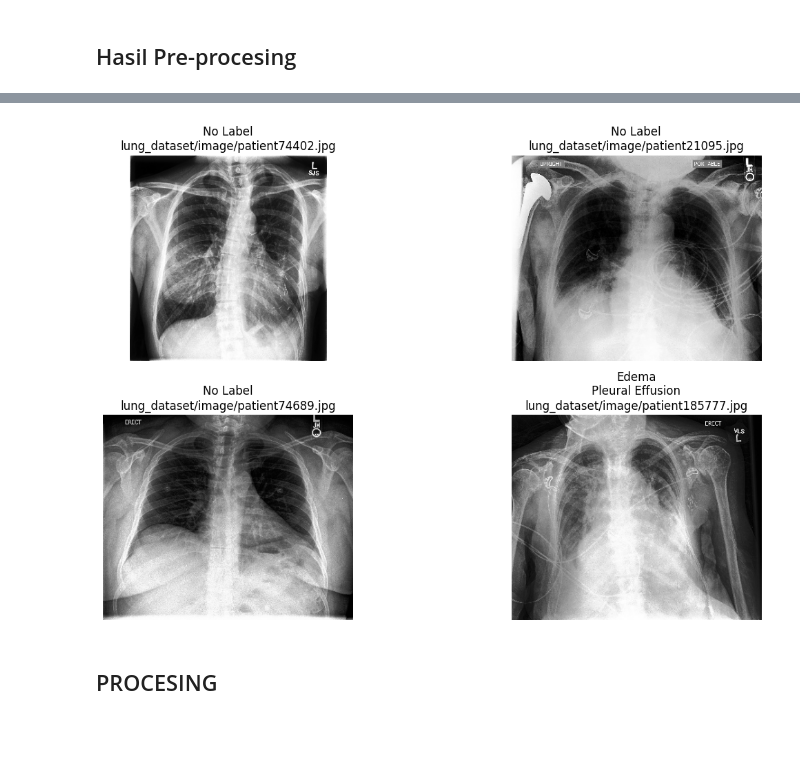
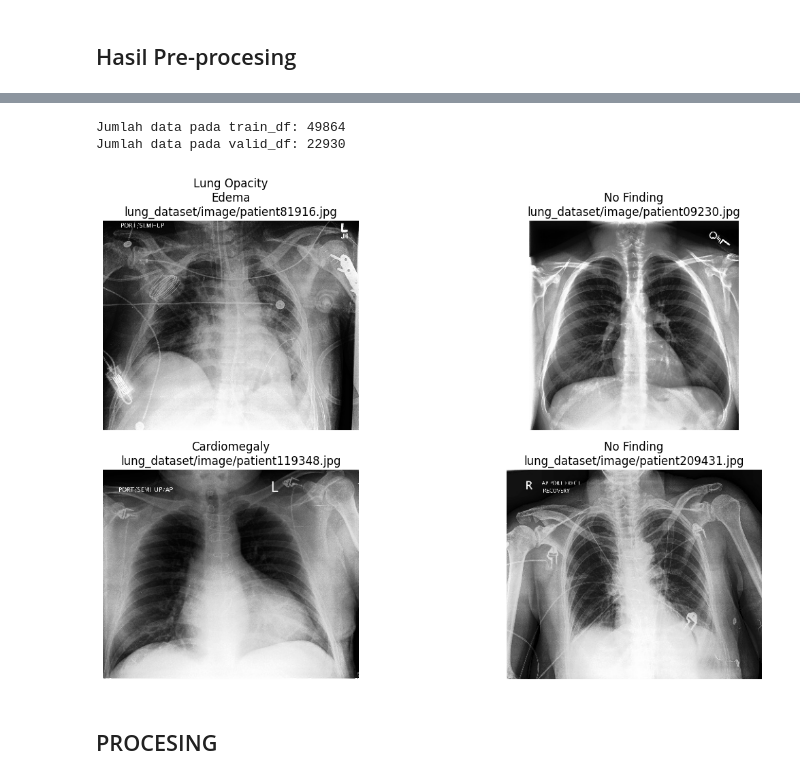
Before and after one commit to RafiHaqul/vit_multi_lung_class_HIDUP_JOKOWI, a Jupyter notebook: train_v3.ipynb, the cells around one changed output, grey strips where cells are left out. Saved outputs shown, nothing was run; the diff lists cells and outputs as text; code cells hidden in the pictures; blank space fills up the shorter version.

```diff
--- a/train_v3.ipynb
+++ b/train_v3.ipynb
@@ -323,11 +365,0 @@ lung_dataset/image/patient00024.jpg : ['Lung Opacity', 'Pneumothorax']
-# %%
-import os
-
-# Pastikan direktori 'document' ada
-os.makedirs('document', exist_ok=True)
-
-# Simpan daftar path gambar outlier ke file document/outlier.txt
-with open('document/outlier.txt', 'w') as f:
-    for path in outlier_paths:
-        f.write(f"{path}\n")
-print(f"Daftar outlier disimpan ke document/outlier.txt")
@@ -452,8 +536,8 @@ def balance_multilabel_combinations(data_list, label_columns, min_per_comb=100,
     return balanced_data
 
 # Ganti pemanggilan balancing
-train_df = balance_multilabel_combinations(train_df, label_columns=label_cols, min_per_comb=10000)
-valid_df = balance_multilabel_combinations(valid_df, label_columns=label_cols, min_per_comb=5000)
+train_df = balance_multilabel_combinations(train_df, label_columns=label_cols, min_per_comb=50)
+valid_df = balance_multilabel_combinations(valid_df, label_columns=label_cols, min_per_comb=50)
 # %%
 # Hitung distribusi label
 def multilabel_counts(data_list, label_columns):
@@ -506,7 +598,7 @@ plt.savefig('document/distribusi_label_balancing.png')
 from collections import Counter
 
 # Hitung min_count sebagai 50% dari jumlah maksimum label
-min_count = int(max(label_counter.values()) * 0.5)
+min_count = int(max(train_label_counts.values()) * 0.5)
 # Hitung jumlah data per label pada df2_clean
 
 # Hitung jumlah data per label pada df2_clean
@@ -519,13 +611,26 @@ labels_to_keep = [label for label, count in label_counter.items() if count >= mi
 print(f"Label yang dipertahankan (>= {min_count} data): {labels_to_keep}")
 
 # Hapus kolom label yang tidak dipertahankan dari setiap item
-filtered_df2_clean = []
+filtered_train_df = []
 for item in train_df:
     filtered_labels = [label for label in item['Labels'] if label in labels_to_keep]
     # Tetap tambahkan row, meskipun labelnya kosong
-    filtered_df2_clean.append({'Path': item['Path'], 'Labels': filtered_labels})
+    filtered_train_df.append({'Path': item['Path'], 'Labels': filtered_labels})
 
-print(f"Jumlah data sebelum filter: {len(df2_clean)}")
-print(f"Jumlah data setelah filter: {len(filtered_df2_clean)}")
+filtered_valid_df = []
+for item in valid_df:
+    filtered_labels = [label for label in item['Labels'] if label in labels_to_keep]
+    # Tetap tambahkan row, meskipun labelnya kosong
+    filtered_valid_df.append({'Path': item['Path'], 'Labels': filtered_labels})
+
+filtered_test_df = []
+for item in test_df:
+    filtered_labels = [label for label in item['Labels'] if label in labels_to_keep]
+    # Tetap tambahkan row, meskipun labelnya kosong
+    filtered_test_df.append({'Path': item['Path'], 'Labels': filtered_labels})
+
+print(f"Jumlah data train_df: {len(train_df)} menjadi {len(filtered_train_df)}")
+print(f"Jumlah data valid_df: {len(valid_df)} menjadi {len(filtered_valid_df)}")
+print(f"Jumlah data test_df: {len(test_df)} menjadi {len(filtered_test_df)}")
 print(f"Label yang digunakan: {labels_to_keep}")
 # %% [output]
@@ -573,20 +699,26 @@ train_df
+# %%
+print("Jumlah data pada train_df:", len(train_df))
+print("Jumlah data pada valid_df:", len(valid_df))
+# %% [output]
+Jumlah data pada train_df: 49864
+Jumlah data pada valid_df: 22930
 # %%
 # Pilih sampel acak dari valid_df
-samples = random.sample(valid_df, 4)
+samples = random.sample(filtered_train_df, 4)
 
 plt.figure(figsize=(12, 15))
 for i, sample in enumerate(samples):
     img_path = sample['Path']
     image = Image.open(img_path).convert('RGB')
     plt.subplot(4, 2, i+1)
     plt.imshow(image)
     plt.axis('off')
     title = ('\n'.join(sample['Labels']) if sample['Labels'] else 'No Finding') + f"\n{sample['Path']}"
     plt.title(title)
 plt.tight_layout()
 plt.show()
 # %% [output]
-[figure, old version]
+[figure, new version]
 # %% [markdown]
 ## PROCESING
 # %% [markdown]
```
Also changed, not shown: parts of 31 cells of this notebook, 8 other files.
